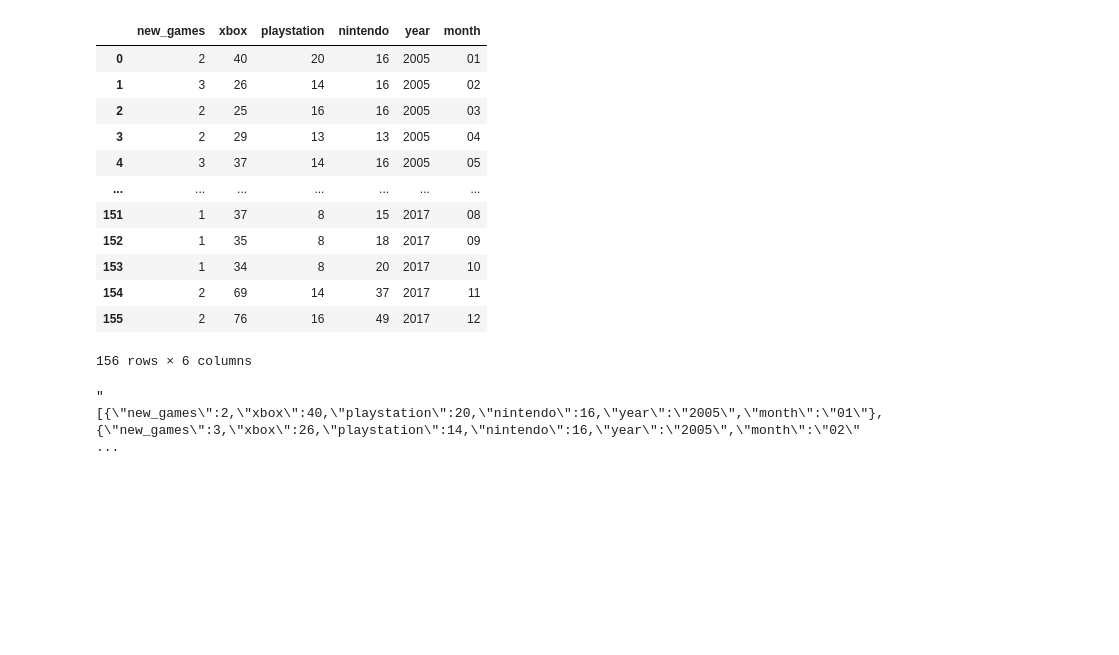
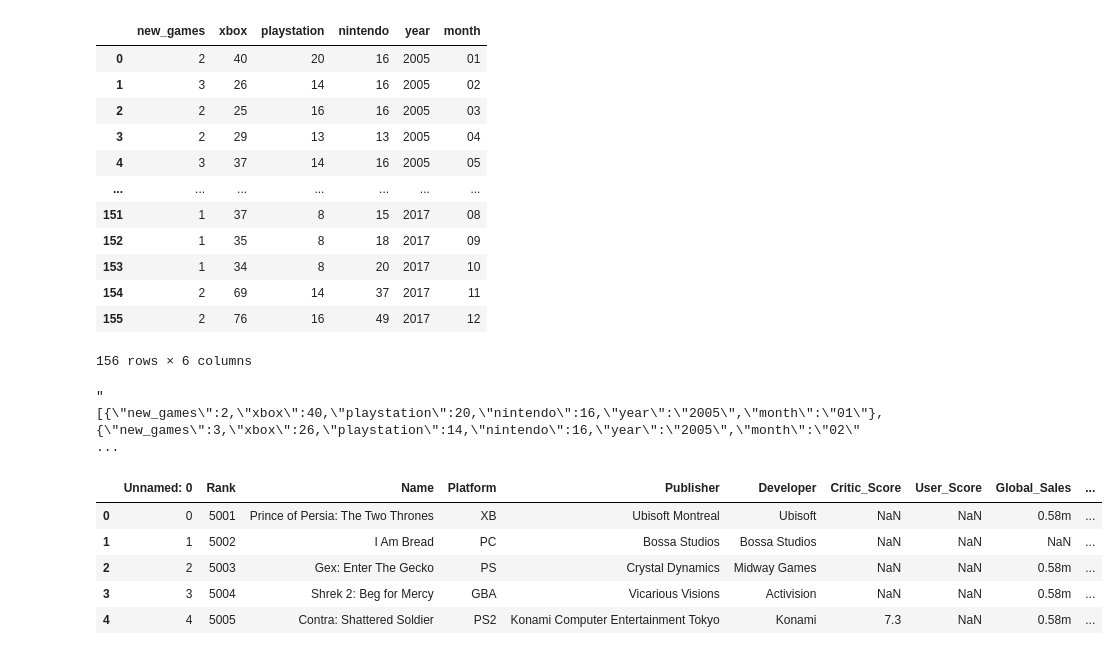
Before and after one commit to kimchikimchi/GameSales, a Jupyter notebook: GameSales.ipynb, the cells around one changed output. Drawn from its saved outputs; the diff is of its cells as text; code cells hidden in the pictures; blank space fills up the shorter version.

Commit message:
- Added Global Game Sales data ingestion, cleaning and export to json file

```diff
--- a/GameSales.ipynb
+++ b/GameSales.ipynb
@@ -65,3 +68,16 @@ with open('output.json', 'w') as f:
     f.write(out)
 # %% [output]
 "[{\"new_games\":2,\"xbox\":40,\"playstation\":20,\"nintendo\":16,\"year\":\"2005\",\"month\":\"01\"},{\"new_games\":3,\"xbox\":26,\"playstation\":14,\"nintendo\":16,\"year\":\"2005\",\"month\":\"02\" ...
+# %%
+# Import Video Games Global Sales in Volume 1983-2017
+# Source: https://data.world/julienf/video-games-global-sales-in-volume-1983-2017
+
+sales_df = pd.read_csv('resources/vgsales-20210428-18_46_23.csv')
+sales_df.head()
+# %% [output]
+|  | Unnamed: 0 | Rank | Name | Platform | Publisher | Developer | Critic_Score | User_Score | Global_Sales | ... |
+| 0 | 0 | 5001 | Prince of Persia: The Two Thrones | XB | Ubisoft Montreal | Ubisoft | NaN | NaN | 0.58m | ... |
+| 1 | 1 | 5002 | I Am Bread | PC | Bossa Studios | Bossa Studios | NaN | NaN | NaN | ... |
+| 2 | 2 | 5003 | Gex: Enter The Gecko | PS | Crystal Dynamics | Midway Games | NaN | NaN | 0.58m | ... |
+| 3 | 3 | 5004 | Shrek 2: Beg for Mercy | GBA | Vicarious Visions | Activision | NaN | NaN | 0.58m | ... |
+| 4 | 4 | 5005 | Contra: Shattered Soldier | PS2 | Konami Computer Entertainment Tokyo | Konami | 7.3 | NaN | 0.58m | ... |
```
Also changed, not shown: parts of 8 cells of this notebook, 2 other files.
